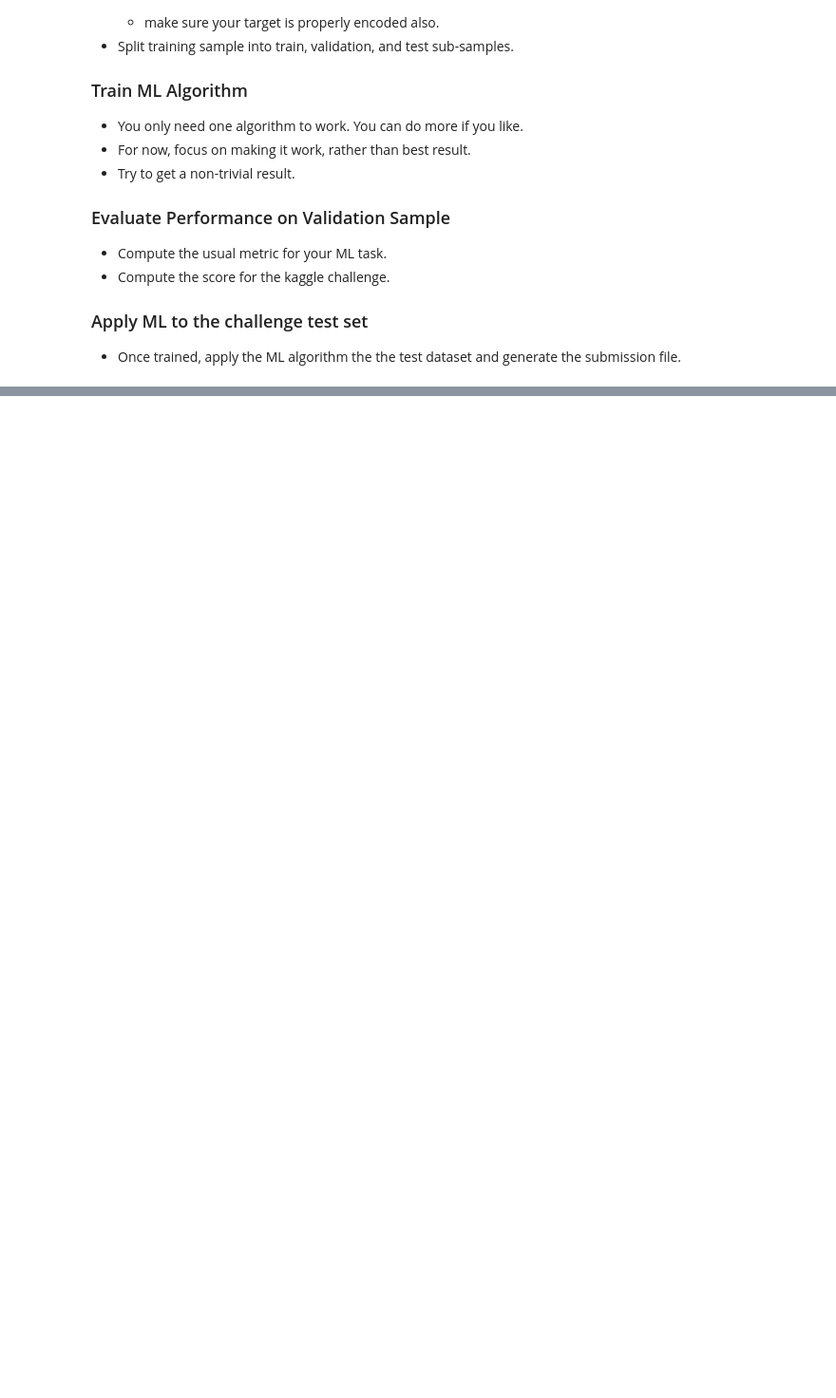
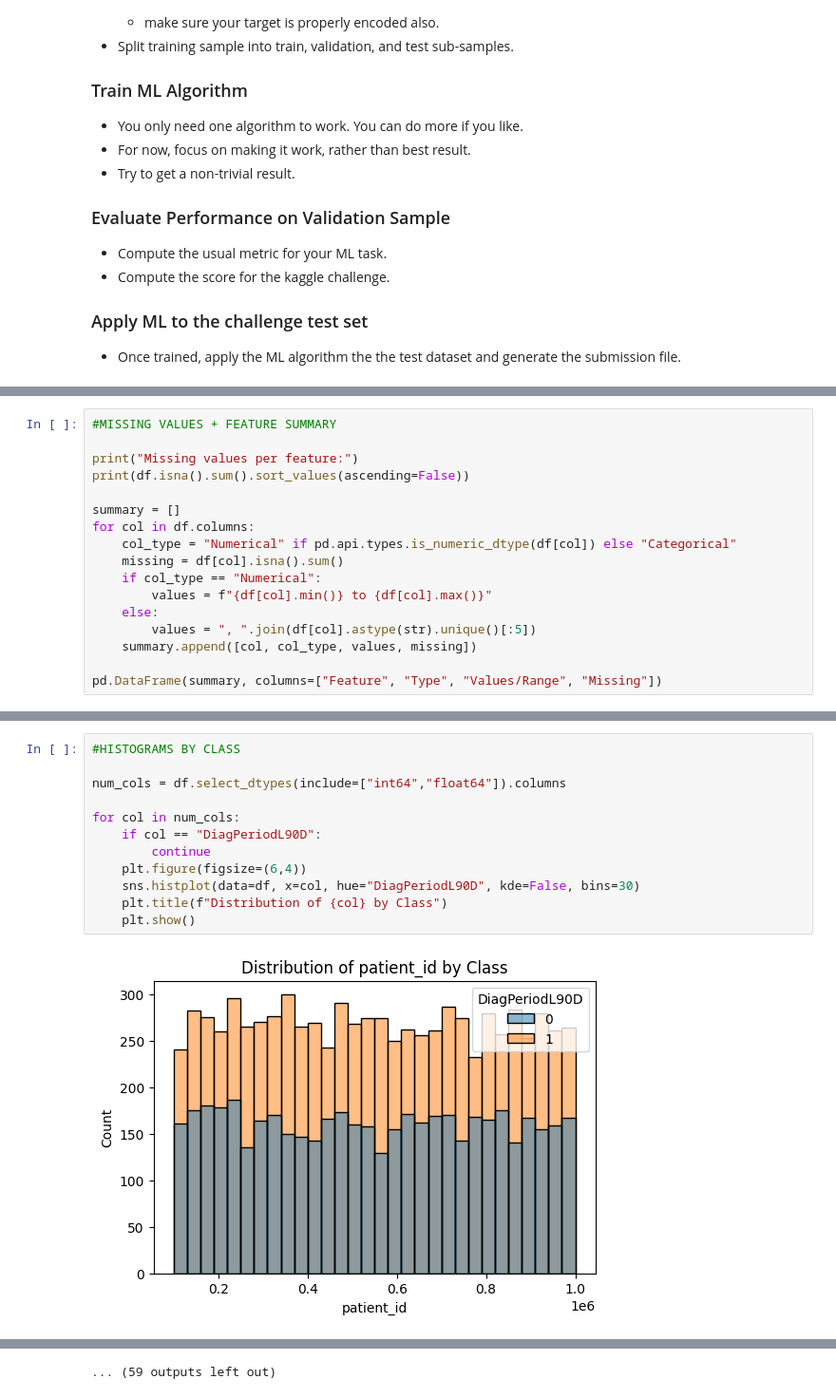
Before and after one commit to JH247725/DATA3402.Spring.2026, a Jupyter notebook: Labs/Kaggle/Kaggle Tabular Data.ipynb, the cells around one changed output, grey strips where cells are left out. Shown at 95% size. Cells and saved outputs as stored; diff of their text form; blank space fills up the shorter version.

```diff
--- a/Labs/Kaggle/Kaggle Tabular Data.ipynb
+++ b/Labs/Kaggle/Kaggle Tabular Data.ipynb
@@ -218,0 +155,17 @@ KeyError: 'target'
+# %%
+#MISSING VALUES + FEATURE SUMMARY
+
+print("Missing values per feature:")
+print(df.isna().sum().sort_values(ascending=False))
+
+summary = []
+for col in df.columns:
+    col_type = "Numerical" if pd.api.types.is_numeric_dtype(df[col]) else "Categorical"
+    missing = df[col].isna().sum()
+    if col_type == "Numerical":
+        values = f"{df[col].min()} to {df[col].max()}"
+    else:
+        values = ", ".join(df[col].astype(str).unique()[:5])
+    summary.append([col, col_type, values, missing])
+
+pd.DataFrame(summary, columns=["Feature", "Type", "Values/Range", "Missing"])
@@ -218,0 +208,14 @@ KeyError: 'target'
+# %%
+#HISTOGRAMS BY CLASS
+
+num_cols = df.select_dtypes(include=["int64","float64"]).columns
+
+for col in num_cols:
+    if col == "DiagPeriodL90D":
+        continue
+    plt.figure(figsize=(6,4))
+    sns.histplot(data=df, x=col, hue="DiagPeriodL90D", kde=False, bins=30)
+    plt.title(f"Distribution of {col} by Class")
+    plt.show()
+# %% [output]
+[figure, added]
@@ -218,0 +233 @@ KeyError: 'target'
+... (59 outputs left out)
```
Also changed, not shown: parts of 24 cells of this notebook, 2 other files.
